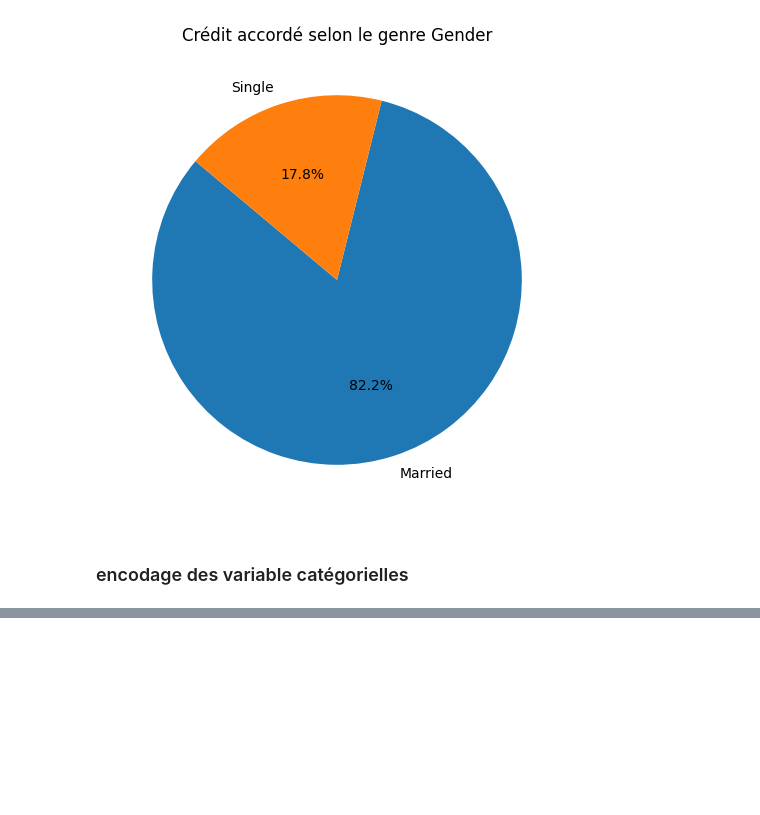
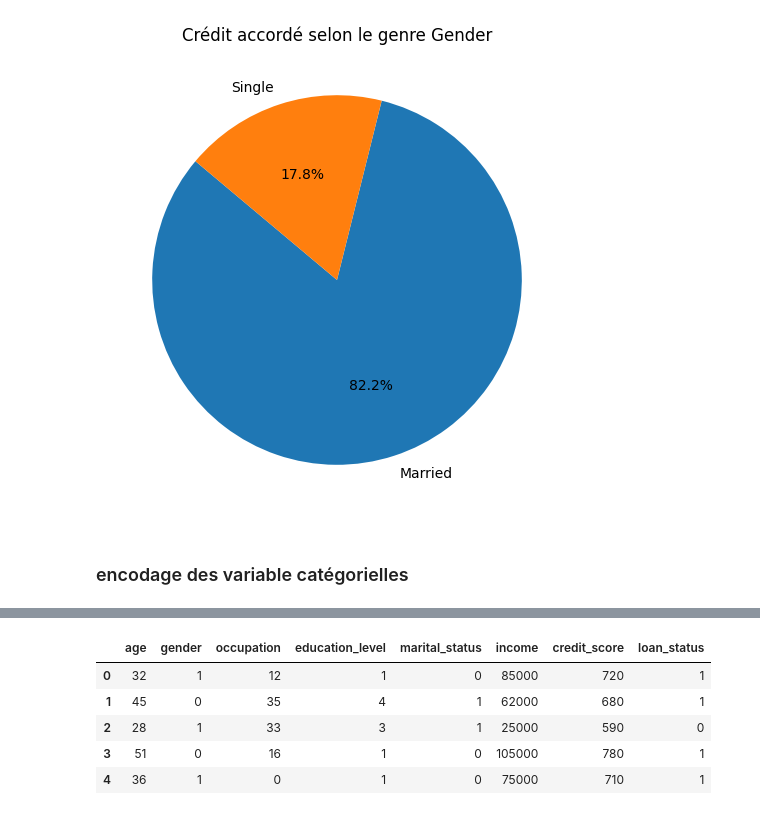
Before and after one commit to khelifaYacine/-classification-des-pr-ts-simples, a Jupyter notebook: Classification_des_prets_simple-1.ipynb, the cells around one changed output, grey strips where cells are left out. Drawn from its saved outputs; the diff is of its cells as text; code cells hidden in the pictures; blank space fills up the shorter version.

```diff
--- a/Classification_des_prets_simple-1.ipynb
+++ b/Classification_des_prets_simple-1.ipynb
@@ -254,0 +223,20 @@ df.head()
+# %%
+
+
+# Initialiser les encodeurs
+occupation_encoder = LabelEncoder()
+education_level_encoder = LabelEncoder()
+marital_status_encoder = LabelEncoder()
+
+# Appliquer l'encodage sur chaque colonne
+df['occupation'] = occupation_encoder.fit_transform(df['occupation'])
+df['education_level'] = education_level_encoder.fit_transform(df['education_level'])
+df['marital_status'] = marital_status_encoder.fit_transform(df['marital_status'])
+df.head()
+# %% [output]
+|  | age | gender | occupation | education_level | marital_status | income | credit_score | loan_status |
+| 0 | 32 | 1 | 12 | 1 | 0 | 85000 | 720 | 1 |
+| 1 | 45 | 0 | 35 | 4 | 1 | 62000 | 680 | 1 |
+| 2 | 28 | 1 | 33 | 3 | 1 | 25000 | 590 | 0 |
+| 3 | 51 | 0 | 16 | 1 | 0 | 105000 | 780 | 1 |
+| 4 | 36 | 1 | 0 | 1 | 0 | 75000 | 710 | 1 |
```
Also changed, not shown: parts of 4 cells of this notebook.
